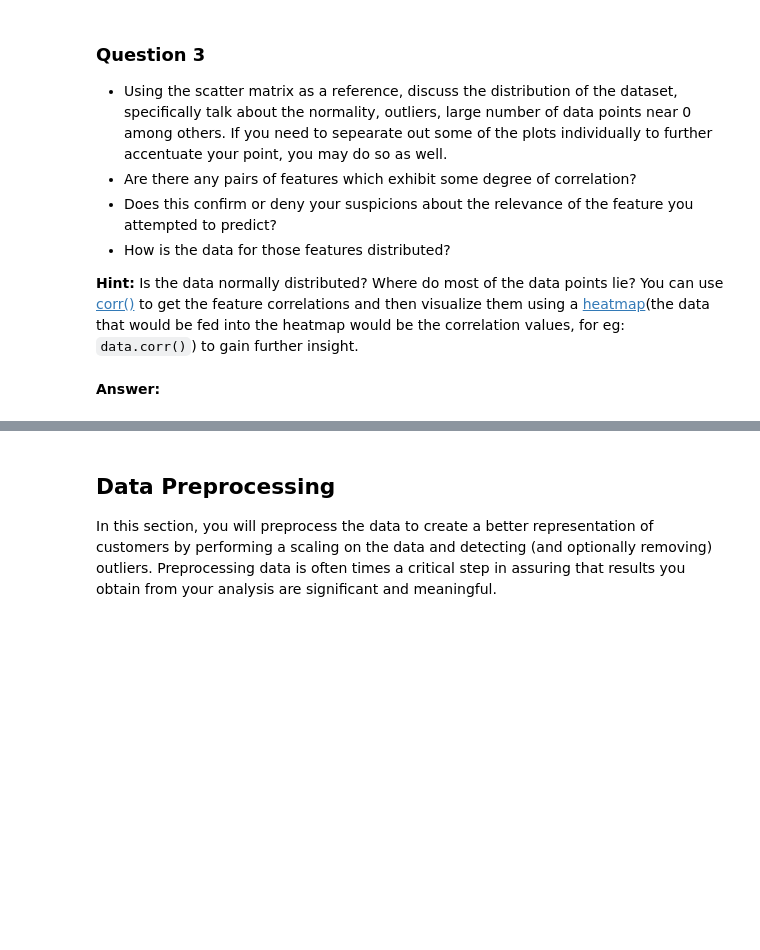
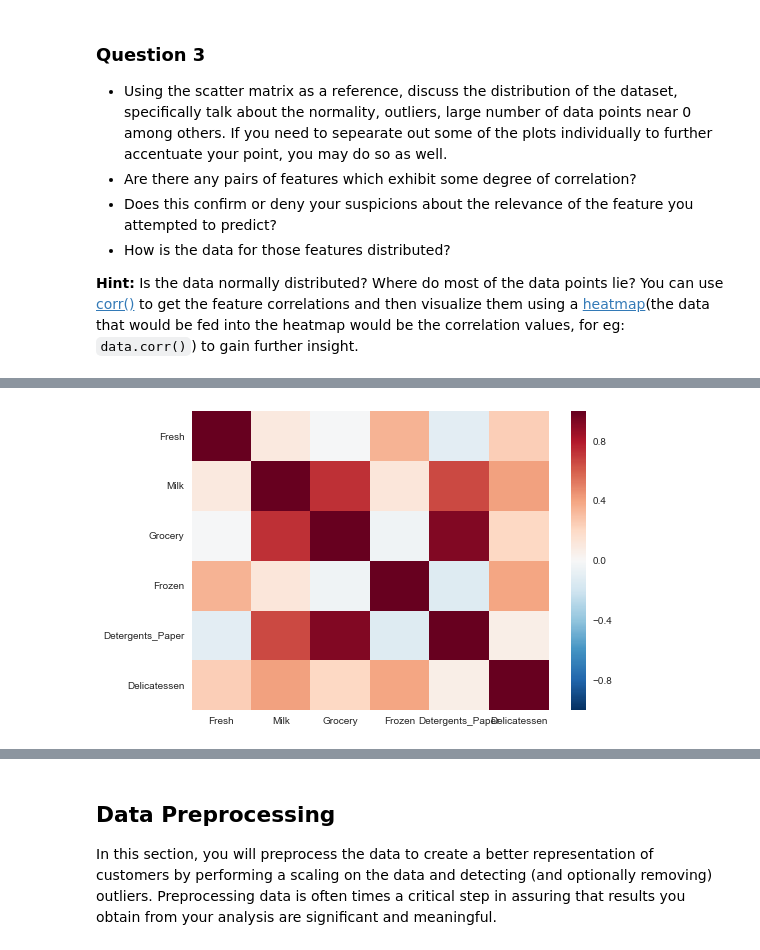
Before and after one commit to Athalka/machine-learning, a Jupyter notebook: projects/customer_segments/customer_segments.ipynb, the cells around one changed output, grey strips where cells are left out. Saved outputs shown, nothing was run; the diff lists cells and outputs as text; code cells hidden in the pictures; blank space fills up the shorter version.

```diff
--- a/projects/customer_segments/customer_segments.ipynb
+++ b/projects/customer_segments/customer_segments.ipynb
@@ -172,5 +176,11 @@ pd.scatter_matrix(data, alpha = 0.3, figsize = (14,8), diagonal = 'kde');
 * How is the data for those features distributed?
 
 **Hint:** Is the data normally distributed? Where do most of the data points lie? You can use [corr()](https://pandas.pydata.org/pandas-docs/stable/generated/pandas.DataFrame.corr.html) to get the feature correlations and then visualize them using a [heatmap](http://seaborn.pydata.org/generated/seaborn.heatmap.html)(the data that would be fed into the heatmap would be the correlation values, for eg: `data.corr()`) to gain further insight.
-# %% [markdown]
-**Answer:**
+# %%
+import numpy as np; np.random.seed(0)
+import seaborn as sns; sns.set()
+correlations= data.corr()
+
+display(correlations)
+ax = sns.heatmap(corr)
+# %% [output]
@@ -176,0 +194 @@ pd.scatter_matrix(data, alpha = 0.3, figsize = (14,8), diagonal = 'kde');
+[figure, added]
```
Also changed, not shown: parts of 21 cells of this notebook.
